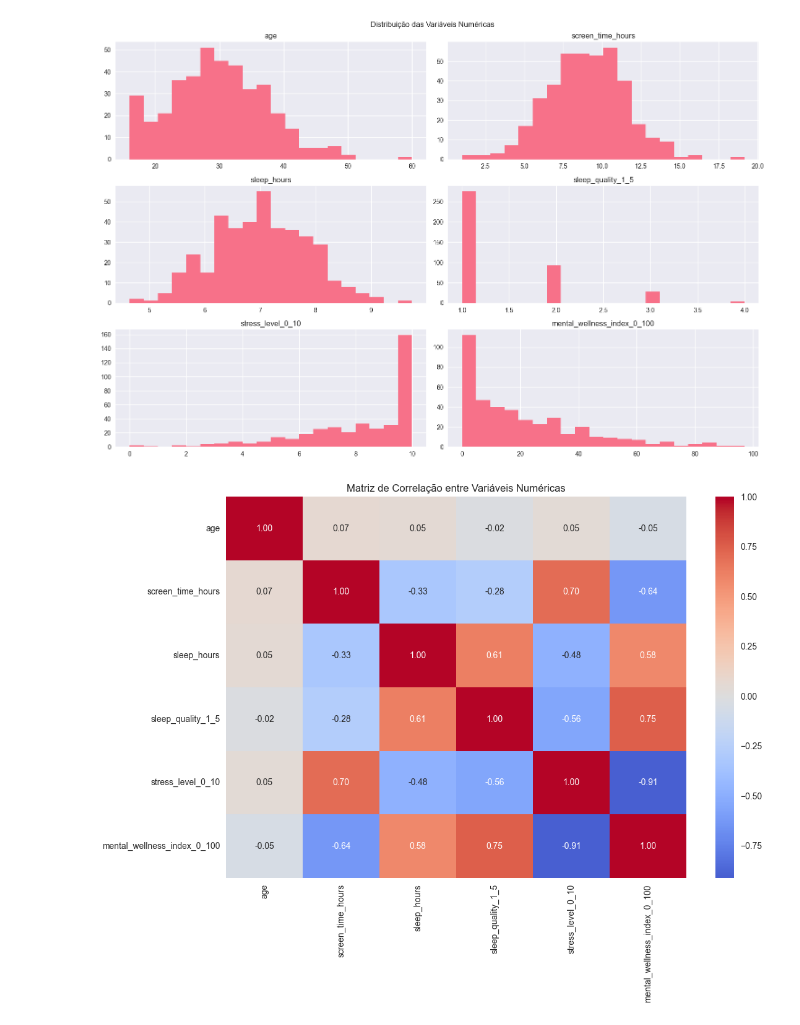
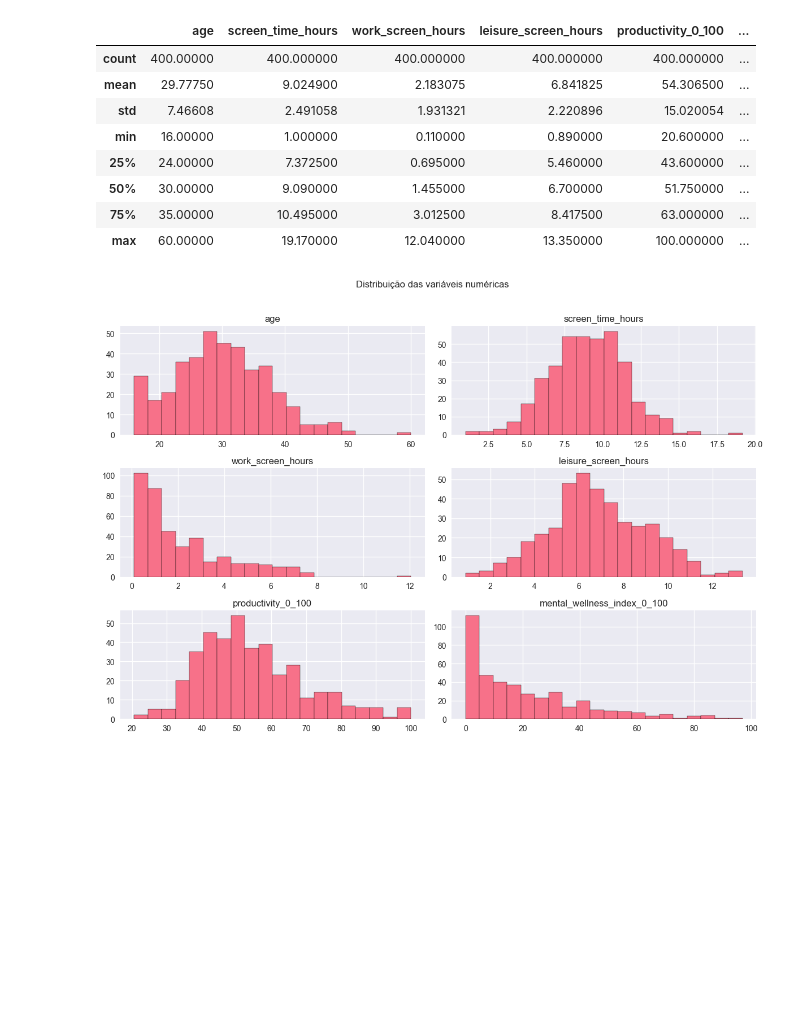
Before and after one commit to Castropt27/AUSE, a Jupyter notebook: Notebooks/01_analise_exploratoria.ipynb, the cells around one changed output. Saved outputs shown, nothing was run; the diff lists cells and outputs as text; code cells hidden in the pictures; blank space fills up the shorter version.

```diff
--- a/Notebooks/01_analise_exploratoria.ipynb
+++ b/Notebooks/01_analise_exploratoria.ipynb
@@ -77,18 +66,24 @@ max            10.000000                    97.000000
+# %%
+num_cols = [c for c in [
+    "age","screen_time_hours","work_screen_hours","leisure_screen_hours",
+    "productivity_0_100","mental_wellness_index_0_100"
+] if c in df.columns]
+
+df[num_cols].describe()
+# %% [output]
+|  | age | screen_time_hours | work_screen_hours | leisure_screen_hours | productivity_0_100 | ... |
+| count | 400.00000 | 400.000000 | 400.000000 | 400.000000 | 400.000000 | ... |
+| mean | 29.77750 | 9.024900 | 2.183075 | 6.841825 | 54.306500 | ... |
+| std | 7.46608 | 2.491058 | 1.931321 | 2.220896 | 15.020054 | ... |
+| min | 16.00000 | 1.000000 | 0.110000 | 0.890000 | 20.600000 | ... |
+| 25% | 24.00000 | 7.372500 | 0.695000 | 5.460000 | 43.600000 | ... |
+| 50% | 30.00000 | 9.090000 | 1.455000 | 6.700000 | 51.750000 | ... |
+| 75% | 35.00000 | 10.495000 | 3.012500 | 8.417500 | 63.000000 | ... |
+| max | 60.00000 | 19.170000 | 12.040000 | 13.350000 | 100.000000 | ... |
 # %%
-# Célula 3 - Visualizações básicas
-
-# 1. Histogramas das variáveis principais
-df[numeric_cols].hist(bins=20, figsize=(15, 10))
-plt.suptitle('Distribuição das Variáveis Numéricas')
+df[num_cols].hist(bins=20, figsize=(12,8), edgecolor="black")
+plt.suptitle("Distribuição das variáveis numéricas", y=1.02)
 plt.tight_layout()
 plt.show()
-
-# 2. Correlação entre variáveis
-plt.figure(figsize=(12, 8))
-correlation_matrix = df[numeric_cols].corr()
-sns.heatmap(correlation_matrix, annot=True, cmap='coolwarm', center=0, fmt='.2f')
-plt.title('Matriz de Correlação entre Variáveis Numéricas')
-plt.show()
 # %% [output]
-[figure, old version]
+[figure, new version]
-[figure, removed]
```
Also changed, not shown: parts of 9 cells of this notebook, 5 other files.
